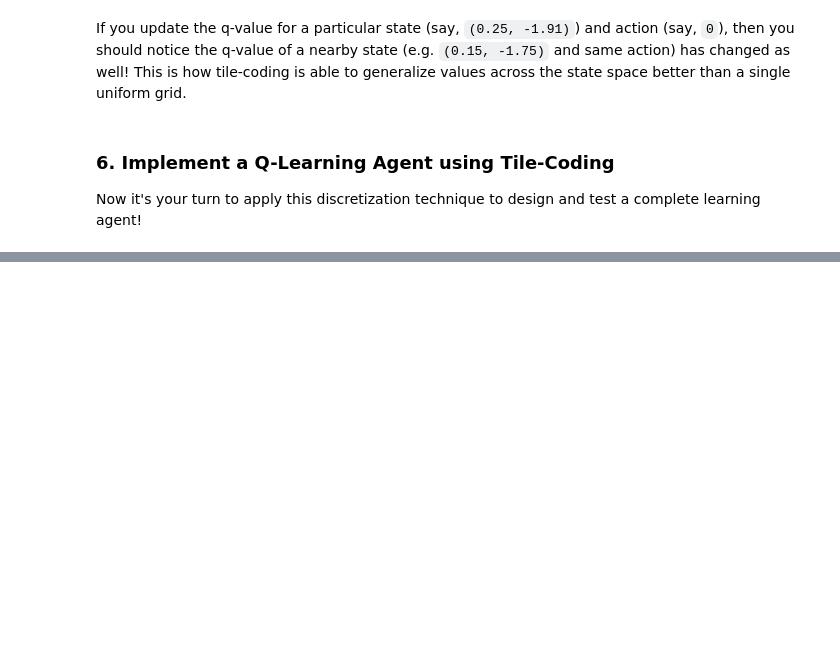
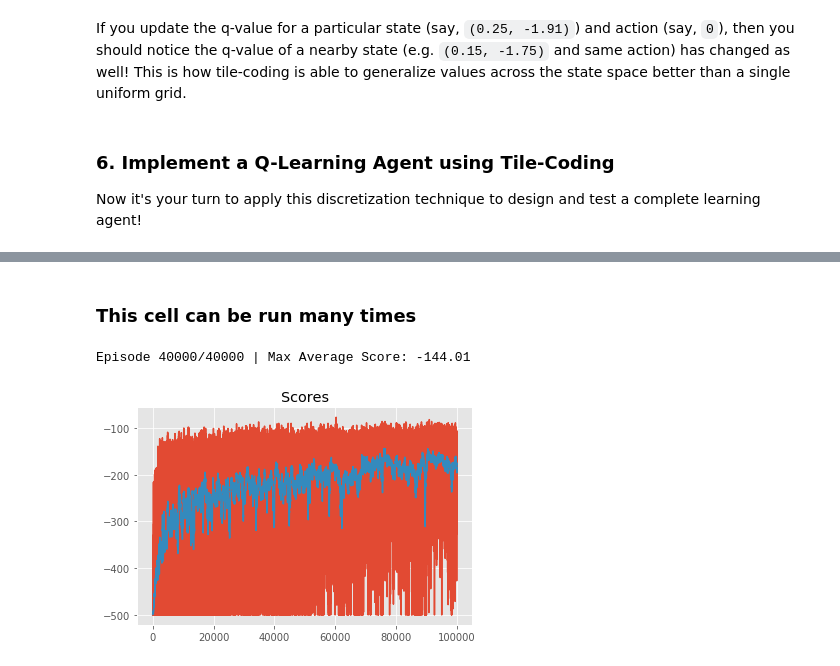
Before and after one commit to AprilYoungs/Deep-learning, a Jupyter notebook: RL/tutorials/continuous_spaces/notebooks/Tile_Coding.ipynb, the cells around one changed output, grey strips where cells are left out. Cells and saved outputs as stored; diff of their text form; code cells hidden in the pictures; blank space fills up the shorter version.

Commit message:
RL in continuous spaces

```diff
--- a/RL/tutorials/continuous_spaces/notebooks/Tile_Coding.ipynb
+++ b/RL/tutorials/continuous_spaces/notebooks/Tile_Coding.ipynb
@@ -324,7 +332,7 @@ class TiledQTable:
         self.tilings = create_tilings(low, high, tiling_specs)
         self.state_sizes = [tuple(len(splits)+1 for splits in tiling_grid) for tiling_grid in self.tilings]
         self.action_size = action_size
-        self.q_tables = [QTable(state_size, self.action_size) for state_size in self.state_sizes]
+        self.q_tables = np.array([np.zeros(state_size+(self.action_size,)) for state_size in self.state_sizes])
         print("TiledQTable(): no. of internal tables = ", len(self.q_tables))
 
     def get(self, state, action):
@@ -347,7 +355,14 @@ class TiledQTable:
 
         # TODO: Retrieve q-value for each tiling, and return their average
 
-        return np.mean([self.q_tables[i].q_table[tuple(discrete_states[i])+(action,)] for i in range(len(discrete_states))])
+        return np.mean([q_table[tuple(state)+(action,)] for q_table, state in zip(self.q_tables, discrete_states)])
+
+    def get_state(self, state):
+        """
+            Get all Q-values for the given state
+        """
+        return [self.get(state, action) for action in range(self.action_size)]
+
 
     def update(self, state, action, value, alpha=0.1):
         """Soft-update Q-value for given <state, action> pair to value.
@@ -372,8 +387,16 @@ class TiledQTable:
         discrete_states = tile_encode(state, self.tilings)
 
         # TODO: Update q-value for each tiling by update factor alpha
-        for i in range(len(discrete_states)):
-            self.q_tables[i].q_table[tuple(discrete_states[i]) + (action,)] += alpha * (value - self.q_tables[i].q_table[tuple(discrete_states[i]) + (action,)])
+        for q_table, state in zip(self.q_tables, discrete_states):
+            q_table[tuple(state) + (action,)] += alpha * (value - q_table[tuple(state) + (action,)])
+
+    def save_to(self,path):
+        """Save the Q_table to a specific path ,*.npy"""
+        np.save(path, self.q_tables)
+
+    def load(self,path):
+        """reload q_tables from pre-saved data, *.npy"""
+        self.q_tables = np.load(path)
 
 
 # Test with a sample Q-table
@@ -398,0 +511,23 @@ Now it's your turn to apply this discretization technique to design and test a c
+# %%
+def plot_scores(scores, rolling_window=100):
+    plt.plot(scores); plt.title("Scores");
+    rolling_mean = pd.Series(scores).rolling(rolling_window).mean()
+    plt.plot(rolling_mean);
+    return rolling_mean
+# %%
+q_tiling_spaces = [
+                ((10, 10, 10, 10, 10, 10), (-0.066, -0.066, -0.066, -0.066, -0.838, -1.885)),
+                ((10, 10, 10, 10, 10, 10), (0, 0, 0, 0, 0, 0)),
+                ((10, 10, 10, 10, 10, 10), (0.066, 0.066, 0.066, 0.066, 0.838, 1.885))
+                ]
+q_agent = QLearningAgent(env, q_tiling_spaces)
+
+scores = []
+# %% [markdown]
+### This cell can be run many times
+# %%
+scores += run(q_agent, env, num_episodes=40000)
+plot_scores(scores, rolling_window=100);
+# %% [output]
+Episode 40000/40000 | Max Average Score: -144.01
+[figure, added]
```
Also changed, not shown: parts of 11 cells of this notebook, 3 other files.
